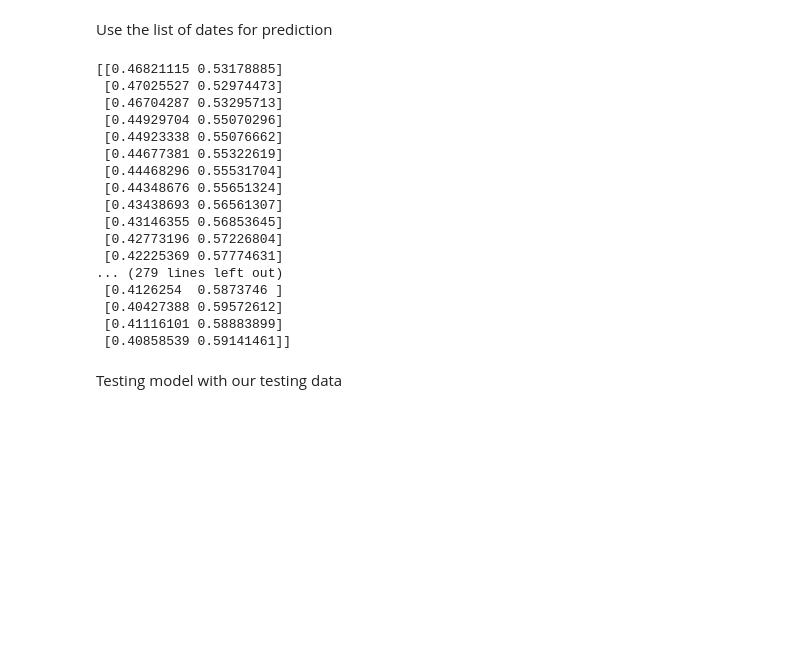
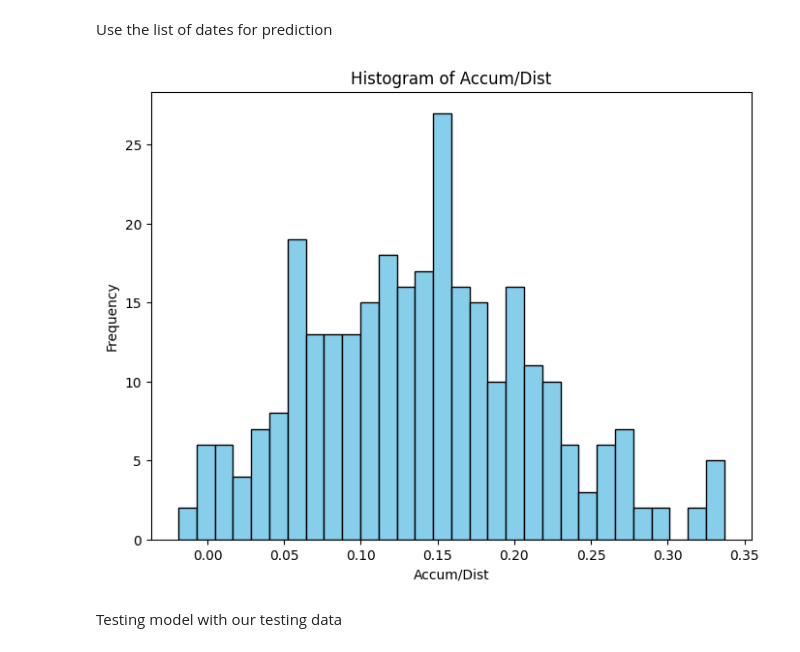
Before and after one commit to ethan-dsouza-dev/Quantico, a Jupyter notebook: main.ipynb, the cells around one changed output. Cells and saved outputs as stored; diff of their text form; code cells hidden in the pictures; blank space fills up the shorter version.

```diff
--- a/main.ipynb
+++ b/main.ipynb
@@ -150,9 +183,9 @@ for column in df.columns:
 # %% [markdown]
 Selecting our Predictor Variables from the df
 # %%
-X = df_pca.iloc[:,:9]
+X = df_copy.iloc[:,:9]
 # %% [markdown]
 Making a df where 1 means tomorrows closing price is higher than todays,<br>
 -1 means tomorrows closing price is lower than todays
 # %%
-y = np.where(df_copy['Close'].shift(-1) > df_copy['Close'],1,-1)
+y = np.where(df['Close'].shift(-1) > df['Close'],1,-1)
@@ -164,7 +201,7 @@ training_X, testing_X, training_Y, testing_Y = X[:split], X[split:], y[:split],
 # %% [markdown]
 fitting LR model
 # %%
-model = LogisticRegression()
+model = LinearRegression()
 model = model.fit (training_X, training_Y)
 model_summary = pd.DataFrame(zip(X.columns, np.transpose(model.coef_)))
 print(model_summary)
@@ -181,27 +221,16 @@ Create a list containing the start and end dates
 prediction_date = [start_date, end_date]
 # %% [markdown]
 Use the list of dates for prediction
-# %%
-probability = model.predict_proba(testing_X)
-print(probability)
-# %% [output]
-[[0.46821115 0.53178885]
- [0.47025527 0.52974473]
- [0.46704287 0.53295713]
- [0.44929704 0.55070296]
- [0.44923338 0.55076662]
- [0.44677381 0.55322619]
- [0.44468296 0.55531704]
- [0.44348676 0.55651324]
- [0.43438693 0.56561307]
- [0.43146355 0.56853645]
- [0.42773196 0.57226804]
- [0.42225369 0.57774631]
-... (279 lines left out)
- [0.4126254  0.5873746 ]
- [0.40427388 0.59572612]
- [0.41116101 0.58883899]
- [0.40858539 0.59141461]]
+# %%
+probability = model.predict(testing_X)
+plt.figure(figsize=(8, 6))
+plt.hist(probability, bins=30, color='skyblue', edgecolor='black')
+plt.title(f'Histogram of {column}')
+plt.xlabel(column)
+plt.ylabel('Frequency')
+plt.show()
+# %% [output]
+[figure, added]
 # %% [markdown]
 Testing model with our testing data
 # %%
```
Also changed, not shown: parts of 13 cells of this notebook.
